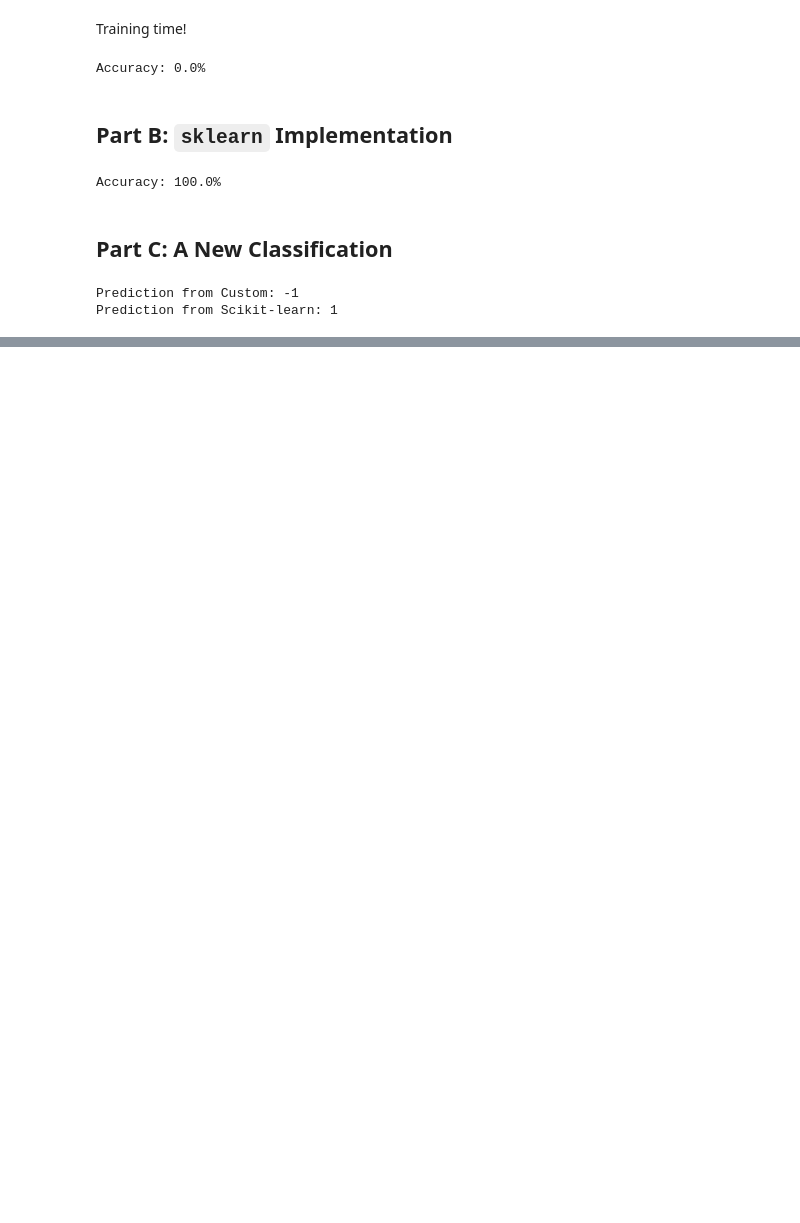
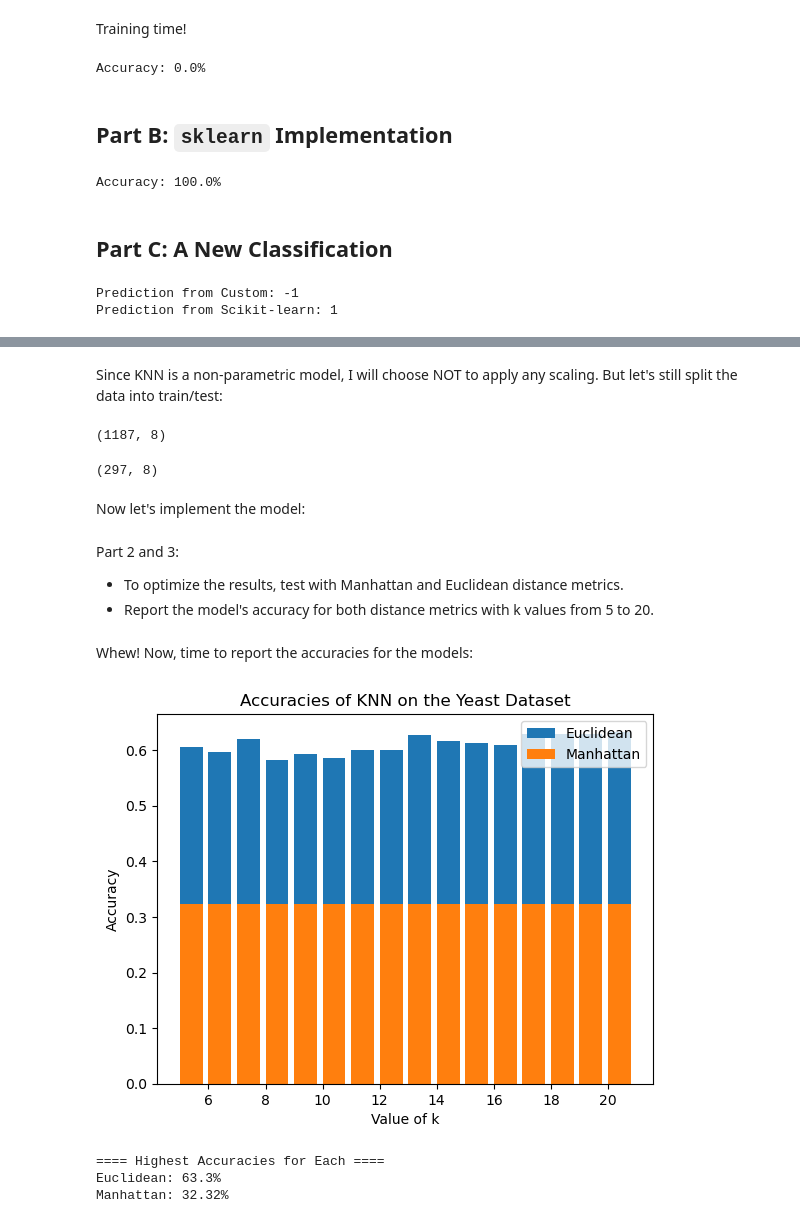
Before and after one commit to UPstartDeveloper/ML-Fundamentals-and-Apps, a Jupyter notebook: SyedRaza_HW3/SyedRaza_HW3.ipynb, the cells around one changed output, grey strips where cells are left out. Cells and saved outputs as stored; diff of their text form; code cells hidden in the pictures; blank space fills up the shorter version.

```diff
--- a/SyedRaza_HW3/SyedRaza_HW3.ipynb
+++ b/SyedRaza_HW3/SyedRaza_HW3.ipynb
@@ -202,0 +223,12 @@ Prediction from Scikit-learn: 1
+# %%
+from io import StringIO
+
+yeast_df = pd.read_csv(
+    './yeast_dataset/yeast.data',
+    sep="\s+", usecols=list(range(0, 10)),
+    names=[
+        'Sequence_Name', 'mcg', 'gvh', 'alm',
+        'mit', 'erl', 'pox', 'vac', 'nuc', 'Localization_Site'
+    ],
+)
+yeast_df.head()
@@ -202,0 +242,18 @@ Prediction from Scikit-learn: 1
+# %% [markdown]
+Since KNN is a non-parametric model, I will choose NOT to apply any scaling. But let's still split the data into train/test:
+# %%
+feature_cols = ['mcg', 'gvh', 'alm', 'mit', 'erl', 'pox', 'vac', 'nuc']
+target_col = ['Localization_Site']
+X, y = yeast_df[feature_cols], yeast_df[target_col]
+# %%
+X_train, X_test, y_train, y_test = train_test_split(X, y, test_size=0.2, random_state=42)
+# %%
+X_train.shape
+# %% [output]
+(1187, 8)
+# %%
+X_test.shape
+# %% [output]
+(297, 8)
+# %% [markdown]
+Now let's implement the model:
@@ -202,0 +311,41 @@ Prediction from Scikit-learn: 1
+# %% [markdown]
+Part 2 and 3:
+
+- To optimize the results, test with Manhattan and Euclidean distance metrics.
+- Report the model's accuracy for both distance metrics with k values from 5 to 20.
+# %%
+metrics = ['euclidean', 'manhattan']
+num_neighbors = list(range(5, 21))
+
+manhattan_accuracies = list()
+euclidean_accuracies = list()
+
+for metric in metrics:
+    for k in num_neighbors:
+        model = KNN(k, metric)
+        y_pred = model.predict(X_train, y_train, X_test)
+        accuracy = accuracy_score(y_test, y_pred)
+        if metric == 'euclidean':
+            euclidean_accuracies.append(accuracy)
+        else:
+            manhattan_accuracies.append(accuracy)
+# %% [markdown]
+Whew! Now, time to report the accuracies for the models:
+# %%
+plt.bar(num_neighbors, euclidean_accuracies, align="edge", label='Euclidean')
+plt.bar(num_neighbors, manhattan_accuracies, align="edge", label='Manhattan')
+plt.ylabel("Accuracy")
+plt.xlabel("Value of k")
+plt.title("Accuracies of KNN on the Yeast Dataset")
+plt.legend()
+plt.show()
+# %% [output]
+[figure, added]
+# %%
+print("==== Highest Accuracies for Each ====")
+print(f'Euclidean: {round(np.max(euclidean_accuracies), 4) * 100}%')
+print(f'Manhattan: {round(np.max(manhattan_accuracies), 4) * 100}%')
+# %% [output]
+==== Highest Accuracies for Each ====
+Euclidean: 63.3%
+Manhattan: 32.32%
```
Also changed, not shown: parts of 6 cells of this notebook.
